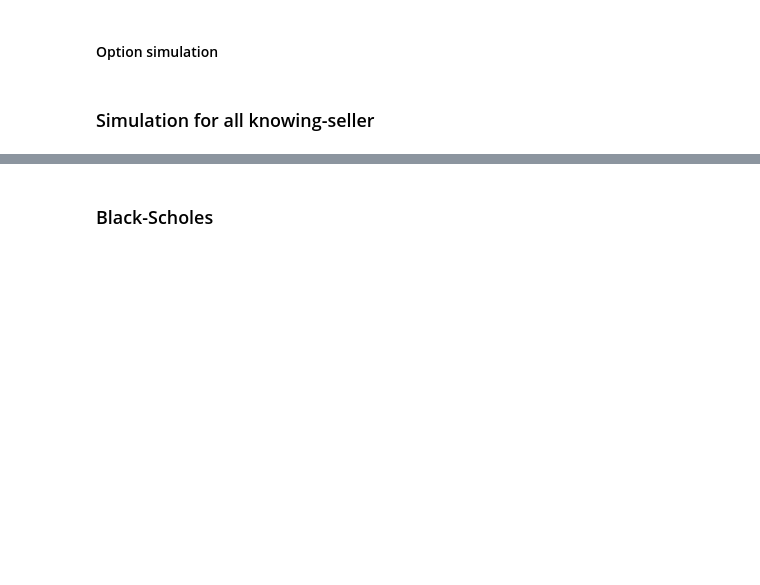
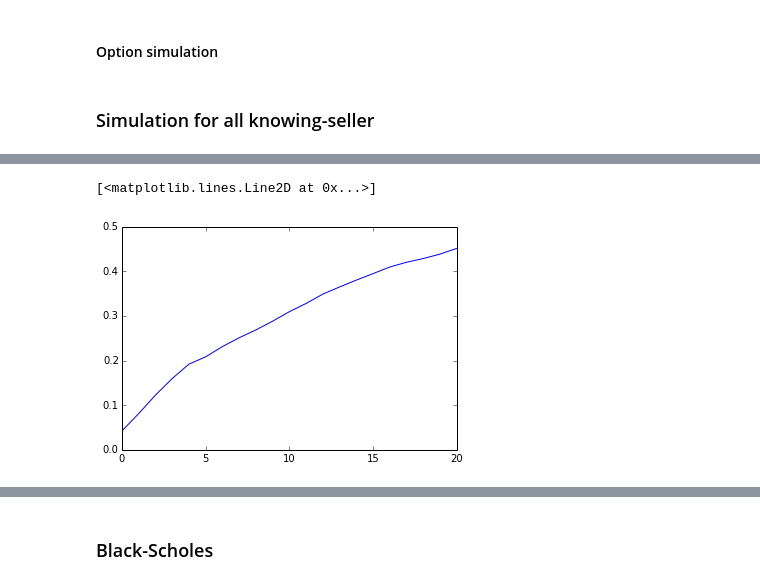
Before and after one commit to vankempen/Thesis, a Jupyter notebook: Simulation/Simulation.ipynb, the cells around one changed output, grey strips where cells are left out. Cells and saved outputs as stored; diff of their text form; code cells hidden in the pictures; blank space fills up the shorter version.

```diff
--- a/Simulation/Simulation.ipynb
+++ b/Simulation/Simulation.ipynb
@@ -250,0 +314,5 @@ print run_allSimulation(get_sellerWTA_foreknowledge, get_customerWTP, allKnowing
+# %%
+plot(op)
+# %% [output]
+[<matplotlib.lines.Line2D at 0x...>]
+[figure, added]
```
Also changed, not shown: parts of 26 cells of this notebook, 8 other files.
